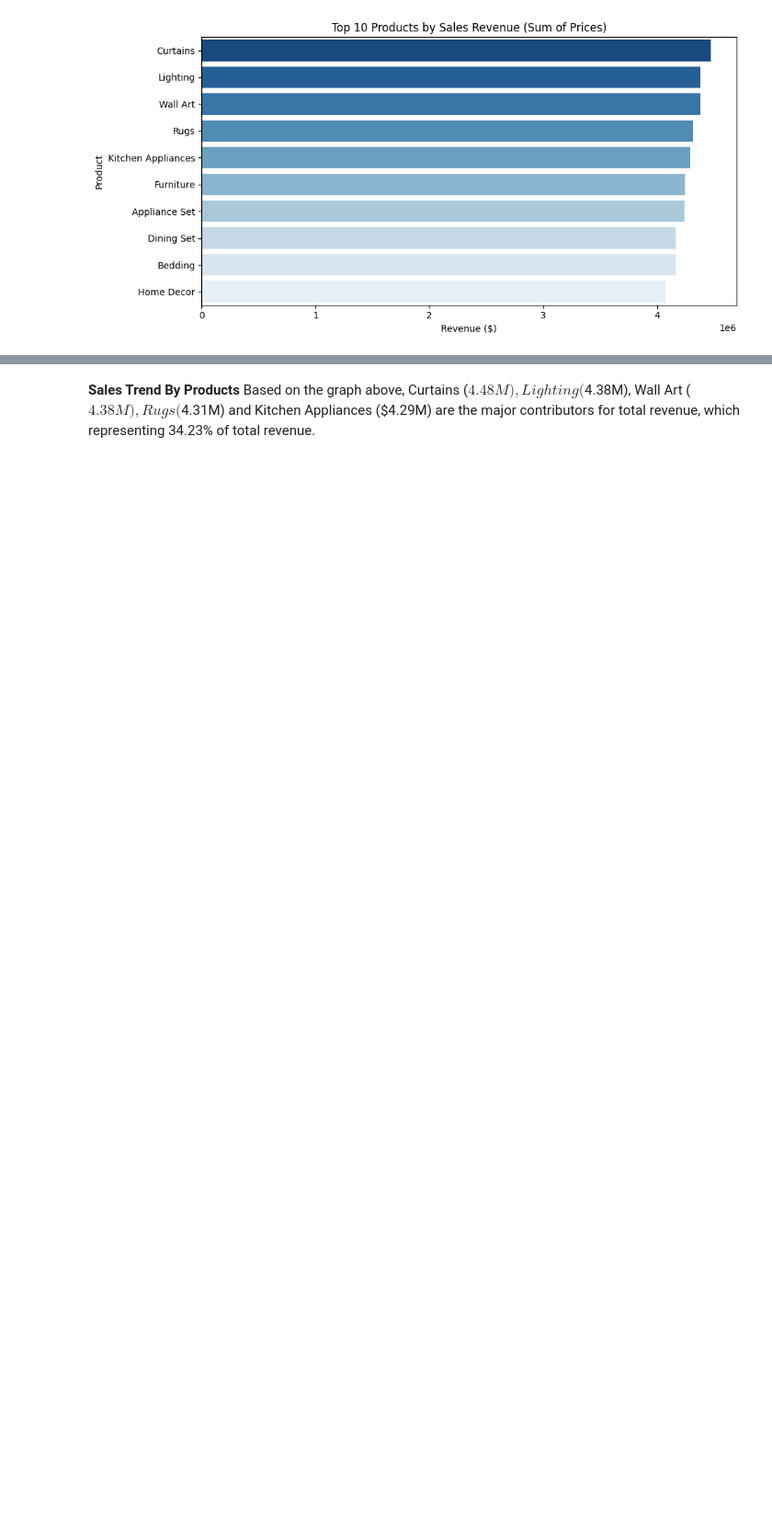
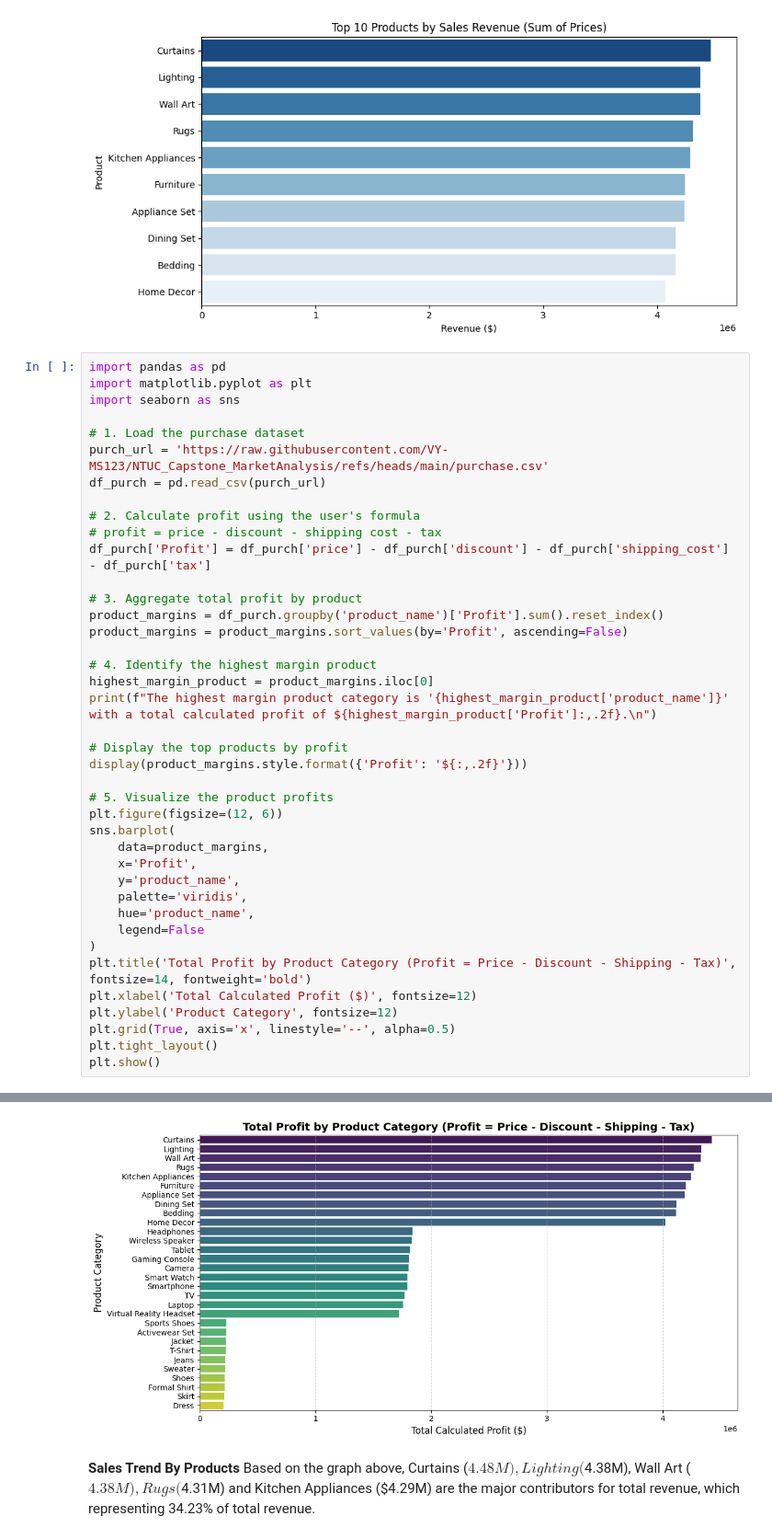
Before and after one commit to VY-MS123/NTUC_Capstone_MarketAnalysis, a Jupyter notebook: Capstone_Market.ipynb, the cells around one changed output, grey strips where cells are left out. Shown at 92% size. Drawn from its saved outputs; the diff is of its cells as text; blank space fills up the shorter version.

```diff
--- a/Capstone_Market.ipynb
+++ b/Capstone_Market.ipynb
@@ -183,3 +183,44 @@ plt.tight_layout()
 plt.show()
 # %% [output]
 [figure]
+# %%
+import pandas as pd
+import matplotlib.pyplot as plt
+import seaborn as sns
+
+# 1. Load the purchase dataset
+purch_url = 'https://raw.githubusercontent.com/VY-MS123/NTUC_Capstone_MarketAnalysis/refs/heads/main/purchase.csv'
+df_purch = pd.read_csv(purch_url)
+
+# 2. Calculate profit using the user's formula
+# profit = price - discount - shipping cost - tax
+df_purch['Profit'] = df_purch['price'] - df_purch['discount'] - df_purch['shipping_cost'] - df_purch['tax']
+
+# 3. Aggregate total profit by product
+product_margins = df_purch.groupby('product_name')['Profit'].sum().reset_index()
+product_margins = product_margins.sort_values(by='Profit', ascending=False)
+
+# 4. Identify the highest margin product
+highest_margin_product = product_margins.iloc[0]
+print(f"The highest margin product category is '{highest_margin_product['product_name']}' with a total calculated profit of ${highest_margin_product['Profit']:,.2f}.\n")
+
+# Display the top products by profit
+display(product_margins.style.format({'Profit': '${:,.2f}'}))
+
+# 5. Visualize the product profits
+plt.figure(figsize=(12, 6))
+sns.barplot(
+    data=product_margins,
+    x='Profit',
+    y='product_name',
+    palette='viridis',
+    hue='product_name',
+    legend=False
+)
+plt.title('Total Profit by Product Category (Profit = Price - Discount - Shipping - Tax)', fontsize=14, fontweight='bold')
+plt.xlabel('Total Calculated Profit ($)', fontsize=12)
+plt.ylabel('Product Category', fontsize=12)
+plt.grid(True, axis='x', linestyle='--', alpha=0.5)
+plt.tight_layout()
+plt.show()
+# %% [output]
@@ -186,3 +245,4 @@ plt.show()
+[figure, added]
 # %% [markdown]
 **Sales Trend By Products**
 Based on the graph above, Curtains ($4.48M), Lighting ($4.38M), Wall Art ($4.38M), Rugs ($4.31M) and Kitchen Appliances ($4.29M) are the major contributors for total revenue, which representing 34.23% of total revenue.
```
Also changed, not shown: parts of 5 cells of this notebook.
